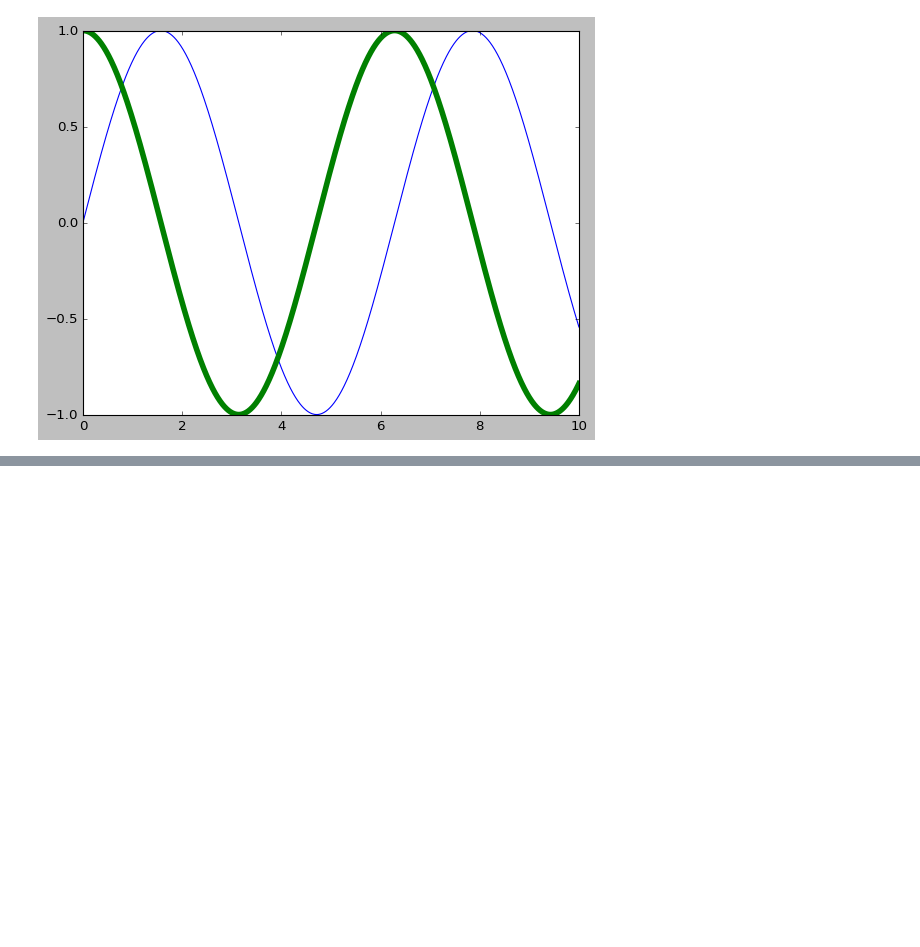
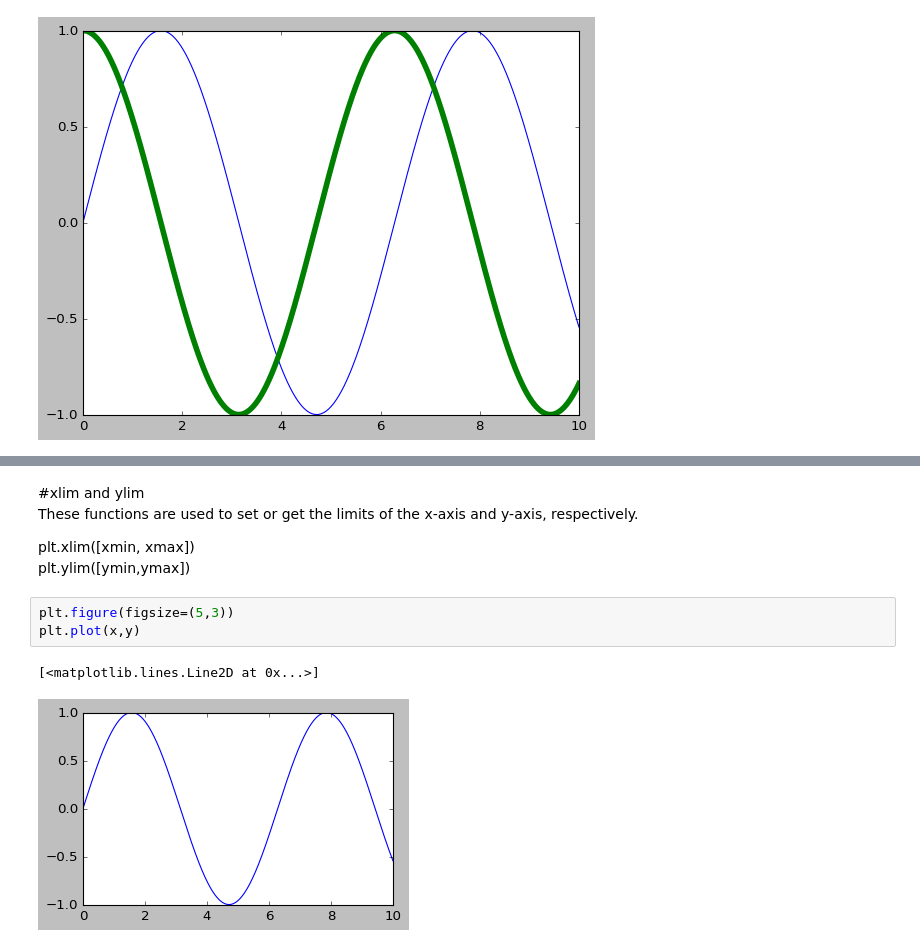
Before and after one commit to Aseem2004/Data_Science, a Jupyter notebook: 2_Data_Science_Libraries/Matplotlib/Matplotlib.ipynb, the cells around one changed output, grey strips where cells are left out. Saved outputs shown, nothing was run; the diff lists cells and outputs as text; blank space fills up the shorter version.

```diff
--- a/2_Data_Science_Libraries/Matplotlib/Matplotlib.ipynb
+++ b/2_Data_Science_Libraries/Matplotlib/Matplotlib.ipynb
@@ -120,0 +140,12 @@ plt.plot(x,np.cos(x),linewidth=5)
+# %% [markdown]
+#xlim and ylim <br>
+These functions are used to set or get the limits of the x-axis and y-axis, respectively.<br>
+
+plt.xlim([xmin, xmax]) <br>
+plt.ylim([ymin,ymax])
+# %%
+plt.figure(figsize=(5,3))
+plt.plot(x,y)
+# %% [output]
+[<matplotlib.lines.Line2D at 0x...>]
+[figure, added]
```
Also changed, not shown: parts of 55 cells of this notebook.
